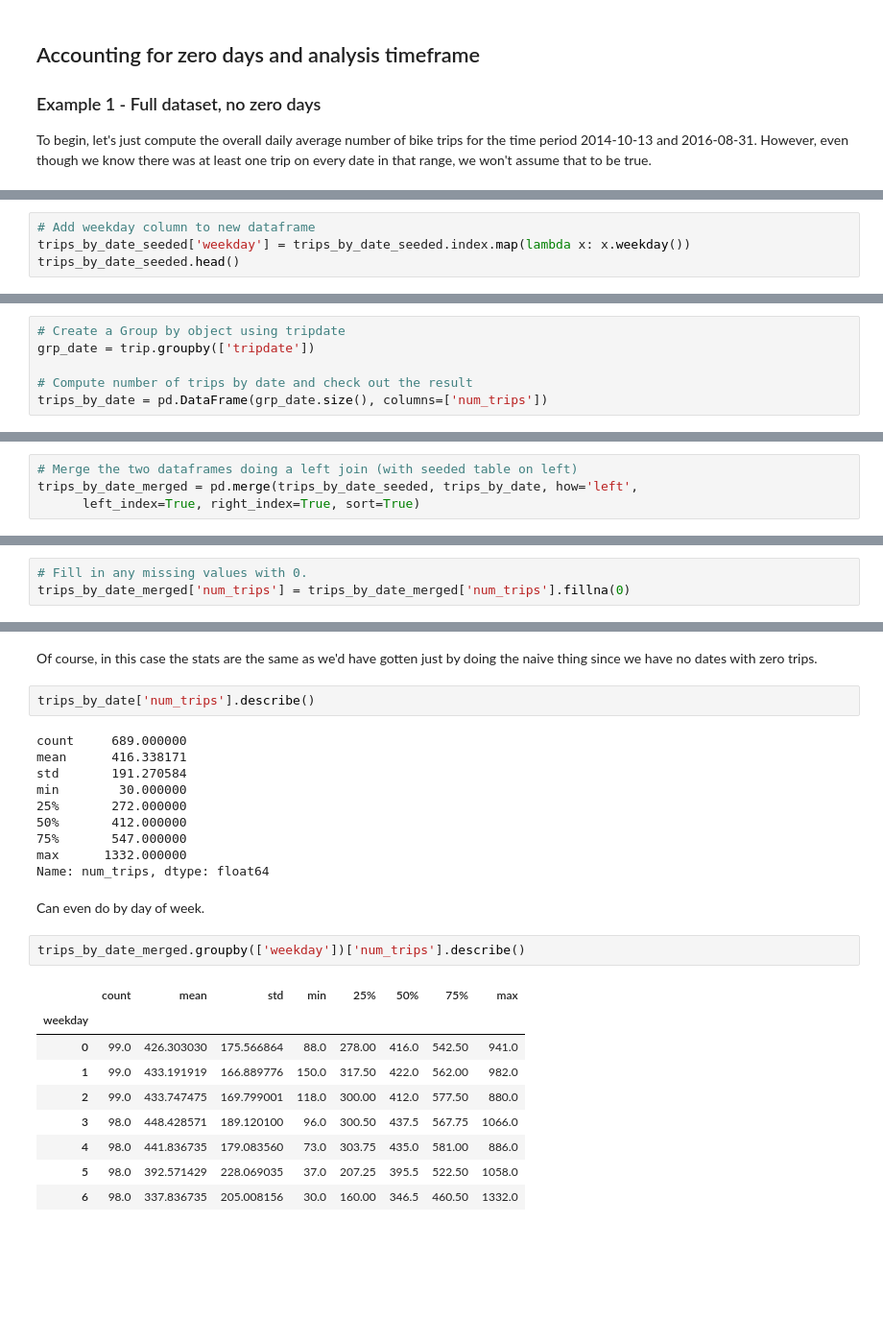
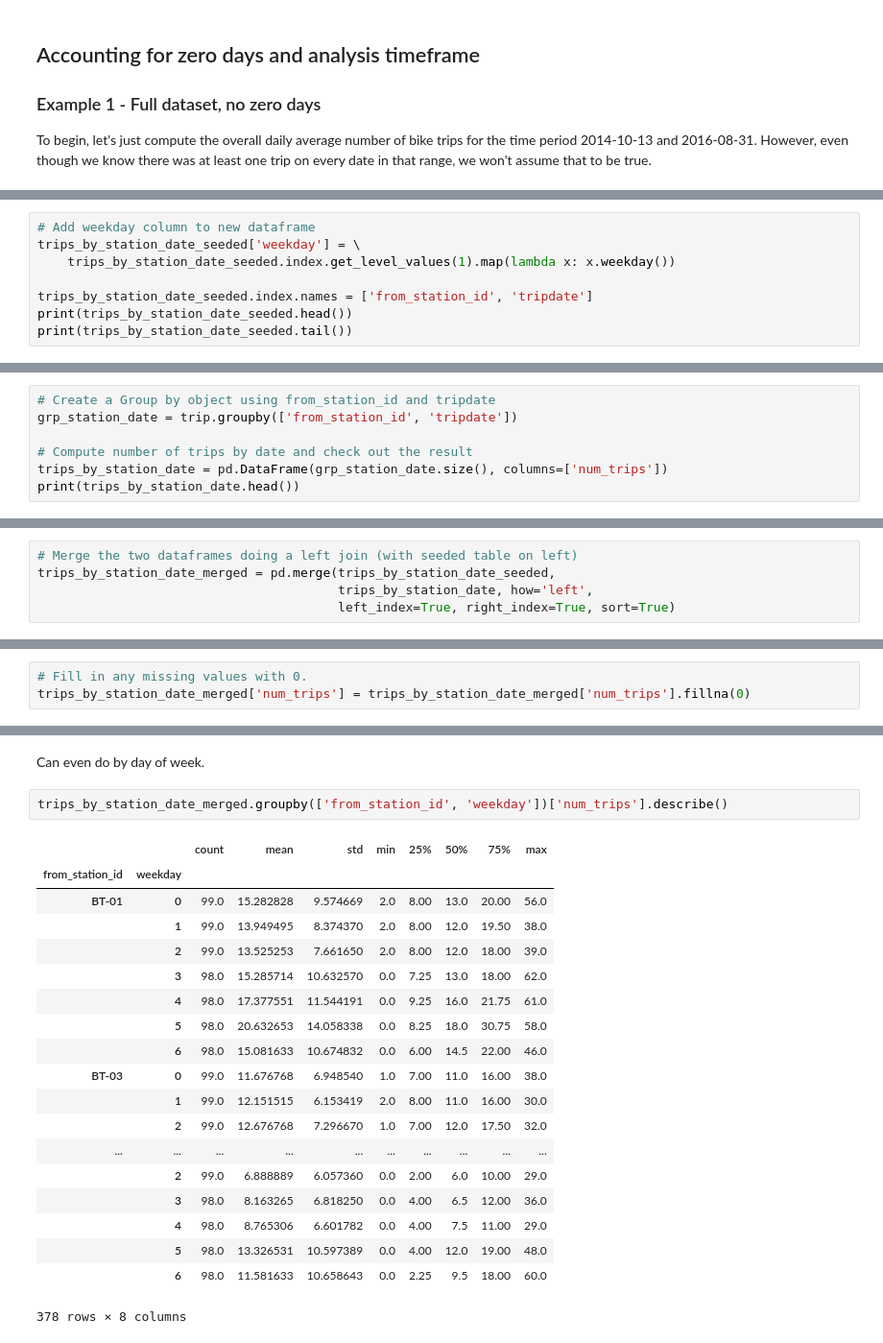
Before and after one commit to misken/daily-averages, a Jupyter notebook: daily_averages_cycleshare_part2.ipynb, the cells around one changed output, grey strips where cells are left out. Shown: that part at 96% size. Drawn from its saved outputs; the diff is of its cells as text; blank space fills up the shorter version.

```diff
--- a/daily_averages_cycleshare_part2.ipynb
+++ b/daily_averages_cycleshare_part2.ipynb
@@ -217,5 +167,9 @@ trips_by_date_seeded = pd.DataFrame(index=rng)
 # %%
 # Add weekday column to new dataframe
-trips_by_date_seeded['weekday'] = trips_by_date_seeded.index.map(lambda x: x.weekday())
-trips_by_date_seeded.head()
+trips_by_station_date_seeded['weekday'] = \
+    trips_by_station_date_seeded.index.get_level_values(1).map(lambda x: x.weekday())
+
+trips_by_station_date_seeded.index.names = ['from_station_id', 'tripdate']
+print(trips_by_station_date_seeded.head())
+print(trips_by_station_date_seeded.tail())
 # %% [output]
@@ -230,6 +192,7 @@ trips_by_date_seeded.head()
 # %%
-# Create a Group by object using tripdate
-grp_date = trip.groupby(['tripdate'])
+# Create a Group by object using from_station_id and tripdate
+grp_station_date = trip.groupby(['from_station_id', 'tripdate'])
 
 # Compute number of trips by date and check out the result
-trips_by_date = pd.DataFrame(grp_date.size(), columns=['num_trips'])
+trips_by_station_date = pd.DataFrame(grp_station_date.size(), columns=['num_trips'])
+print(trips_by_station_date.head())
@@ -244,6 +215,7 @@ as the joining columns. Check out the documentation for `merge()`.
 http://pandas.pydata.org/pandas-docs/stable/merging.html#database-style-dataframe-joining-merging
 # %%
 # Merge the two dataframes doing a left join (with seeded table on left)
-trips_by_date_merged = pd.merge(trips_by_date_seeded, trips_by_date, how='left',
-      left_index=True, right_index=True, sort=True)
+trips_by_station_date_merged = pd.merge(trips_by_station_date_seeded,
+                                        trips_by_station_date, how='left',
+                                        left_index=True, right_index=True, sort=True)
 # %%
@@ -262,6 +240,6 @@ If there are dates with no trips, they'll have missing data in the new merged Da
 # %%
 # Fill in any missing values with 0.
-trips_by_date_merged['num_trips'] = trips_by_date_merged['num_trips'].fillna(0)
+trips_by_station_date_merged['num_trips'] = trips_by_station_date_merged['num_trips'].fillna(0)
 # %% [markdown]
 ### Step 6: Compute statistics of interest
 
@@ -281,28 +268,24 @@ Name: num_trips, dtype: float64
-# %% [markdown]
-Of course, in this case the stats are the same as we'd have gotten just by doing the naive thing since we have no dates with zero trips.
-# %%
-trips_by_date['num_trips'].describe()
-# %% [output]
-count     689.000000
-mean      416.338171
-std       191.270584
-min        30.000000
-25%       272.000000
-50%       412.000000
-75%       547.000000
-max      1332.000000
-Name: num_trips, dtype: float64
 # %% [markdown]
 Can even do by day of week.
 # %%
-trips_by_date_merged.groupby(['weekday'])['num_trips'].describe()
+trips_by_station_date_merged.groupby(['from_station_id', 'weekday'])['num_trips'].describe()
 # %% [output]
-|  | count | mean | std | min | 25% | 50% | 75% | max |
-| weekday |  |  |  |  |  |  |  |  |
-| 0 | 99.0 | 426.303030 | 175.566864 | 88.0 | 278.00 | 416.0 | 542.50 | 941.0 |
-| 1 | 99.0 | 433.191919 | 166.889776 | 150.0 | 317.50 | 422.0 | 562.00 | 982.0 |
-| 2 | 99.0 | 433.747475 | 169.799001 | 118.0 | 300.00 | 412.0 | 577.50 | 880.0 |
-| 3 | 98.0 | 448.428571 | 189.120100 | 96.0 | 300.50 | 437.5 | 567.75 | 1066.0 |
-| 4 | 98.0 | 441.836735 | 179.083560 | 73.0 | 303.75 | 435.0 | 581.00 | 886.0 |
-| 5 | 98.0 | 392.571429 | 228.069035 | 37.0 | 207.25 | 395.5 | 522.50 | 1058.0 |
-| 6 | 98.0 | 337.836735 | 205.008156 | 30.0 | 160.00 | 346.5 | 460.50 | 1332.0 |
+|  |  | count | mean | std | min | 25% | 50% | 75% | max |
+| from_station_id | weekday |  |  |  |  |  |  |  |  |
+| BT-01 | 0 | 99.0 | 15.282828 | 9.574669 | 2.0 | 8.00 | 13.0 | 20.00 | 56.0 |
+|  | 1 | 99.0 | 13.949495 | 8.374370 | 2.0 | 8.00 | 12.0 | 19.50 | 38.0 |
+|  | 2 | 99.0 | 13.525253 | 7.661650 | 2.0 | 8.00 | 12.0 | 18.00 | 39.0 |
+|  | 3 | 98.0 | 15.285714 | 10.632570 | 0.0 | 7.25 | 13.0 | 18.00 | 62.0 |
+|  | 4 | 98.0 | 17.377551 | 11.544191 | 0.0 | 9.25 | 16.0 | 21.75 | 61.0 |
+|  | 5 | 98.0 | 20.632653 | 14.058338 | 0.0 | 8.25 | 18.0 | 30.75 | 58.0 |
+|  | 6 | 98.0 | 15.081633 | 10.674832 | 0.0 | 6.00 | 14.5 | 22.00 | 46.0 |
+| BT-03 | 0 | 99.0 | 11.676768 | 6.948540 | 1.0 | 7.00 | 11.0 | 16.00 | 38.0 |
+|  | 1 | 99.0 | 12.151515 | 6.153419 | 2.0 | 8.00 | 11.0 | 16.00 | 30.0 |
+|  | 2 | 99.0 | 12.676768 | 7.296670 | 1.0 | 7.00 | 12.0 | 17.50 | 32.0 |
+| ... | ... | ... | ... | ... | ... | ... | ... | ... | ... |
+|  | 2 | 99.0 | 6.888889 | 6.057360 | 0.0 | 2.00 | 6.0 | 10.00 | 29.0 |
+|  | 3 | 98.0 | 8.163265 | 6.818250 | 0.0 | 4.00 | 6.5 | 12.00 | 36.0 |
+|  | 4 | 98.0 | 8.765306 | 6.601782 | 0.0 | 4.00 | 7.5 | 11.00 | 29.0 |
+|  | 5 | 98.0 | 13.326531 | 10.597389 | 0.0 | 4.00 | 12.0 | 19.00 | 48.0 |
+|  | 6 | 98.0 | 11.581633 | 10.658643 | 0.0 | 2.25 | 9.5 | 18.00 | 60.0 |
+378 rows × 8 columns
```
Also changed, not shown: parts of 47 cells of this notebook.
